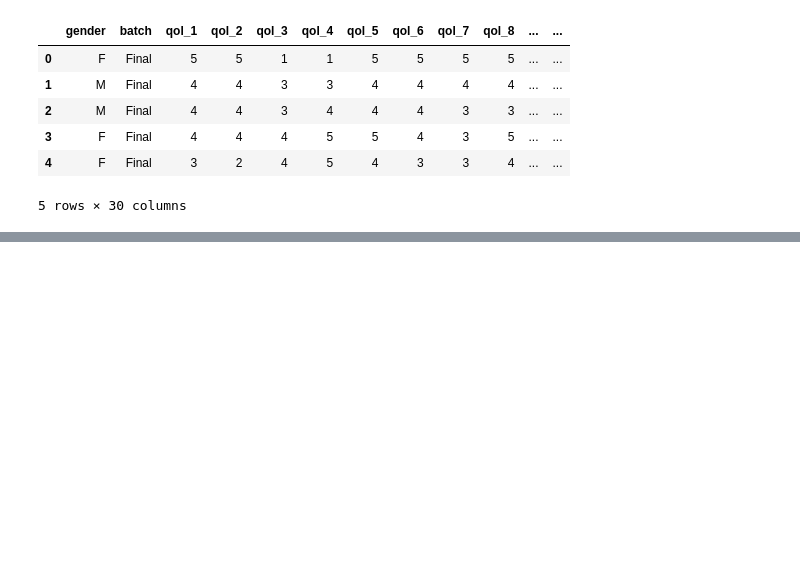
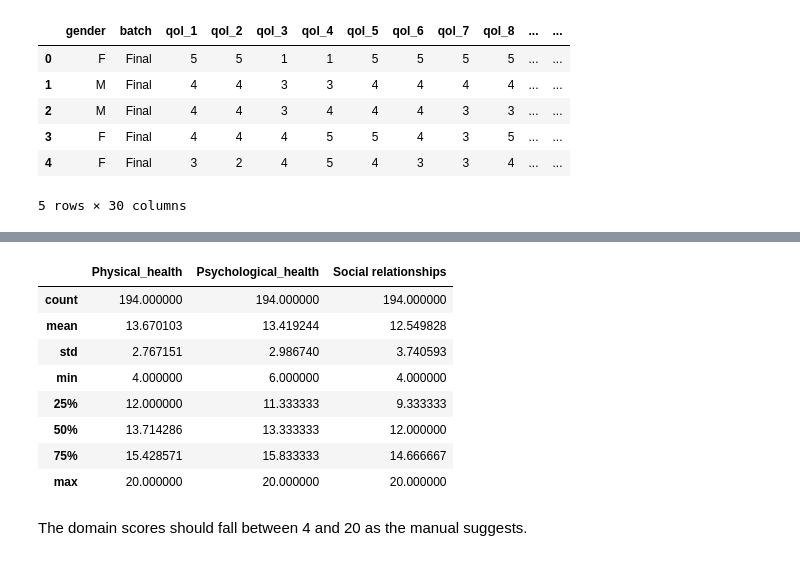
Before and after one commit to akankshazc/sts_iad, a Jupyter notebook: 4_qol.ipynb, the cells around one changed output, grey strips where cells are left out. Saved outputs shown, nothing was run; the diff lists cells and outputs as text; code cells hidden in the pictures; blank space fills up the shorter version.

Commit message:
Add domain scores calculation and summary to QOL analysis notebook

```diff
--- a/4_qol.ipynb
+++ b/4_qol.ipynb
@@ -95,0 +98,10 @@ df.head()
+# %%
+domain_dict = {'Physical_health': ['qol_3', 'qol_4', 'qol_10', 'qol_15', 'qol_16', 'qol_17', 'qol_18'],
+               'Psychological_health': ['qol_5', 'qol_6', 'qol_7', 'qol_11', 'qol_19', 'qol_26'],
+               'Social relationships': ['qol_20', 'qol_21', 'qol_22'],
+               'Environment': ['qol_8', 'qol_9', 'qol_12', 'qol_13', 'qol_14', 'qol_23', 'qol_24', 'qol_25']}
+# %%
+for domain, items in domain_dict.items():
+    df[domain] = df[items].mean(axis=1) * 4
+
+df.head()
@@ -95,0 +116,14 @@ df.head()
+# %%
+df.iloc[:, 29:33].describe()
+# %% [output]
+|  | Physical_health | Psychological_health | Social relationships |
+| count | 194.000000 | 194.000000 | 194.000000 |
+| mean | 13.670103 | 13.419244 | 12.549828 |
+| std | 2.767151 | 2.986740 | 3.740593 |
+| min | 4.000000 | 6.000000 | 4.000000 |
+| 25% | 12.000000 | 11.333333 | 9.333333 |
+| 50% | 13.714286 | 13.333333 | 12.000000 |
+| 75% | 15.428571 | 15.833333 | 14.666667 |
+| max | 20.000000 | 20.000000 | 20.000000 |
+# %% [markdown]
+The domain scores should fall between 4 and 20 as the manual suggests.
```
Also changed, not shown: parts of 2 cells of this notebook.
